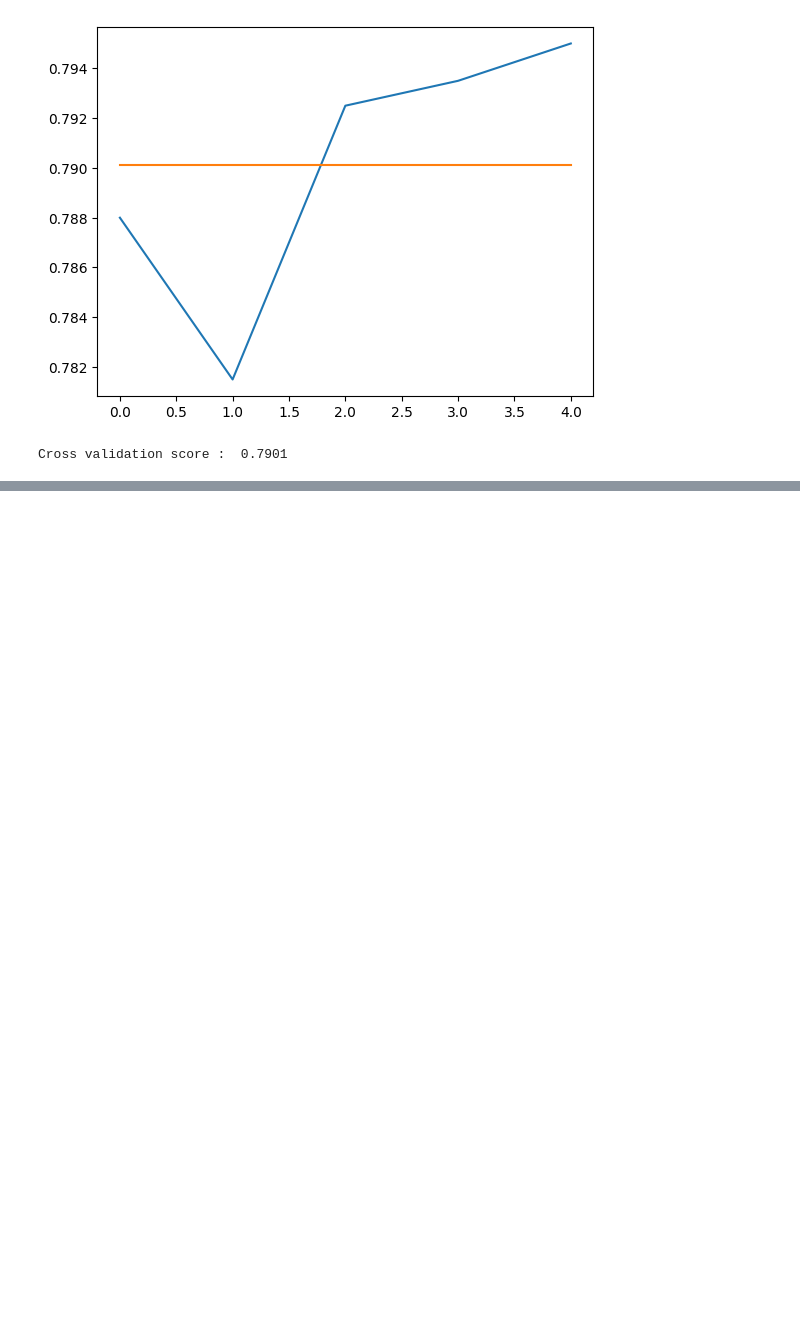
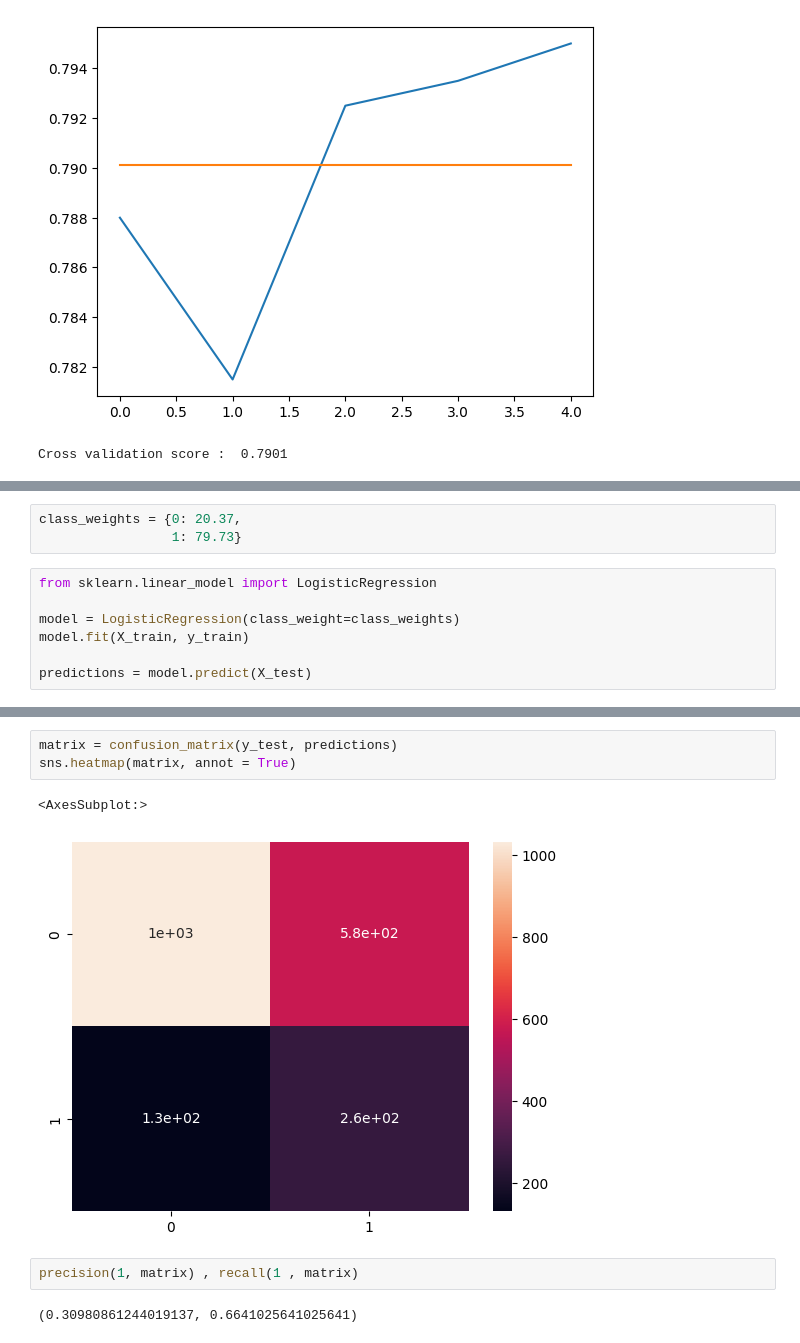
Before and after one commit to cihanmizrak/DataScience, a Jupyter notebook: churn/churn_analysis.ipynb, the cells around one changed output, grey strips where cells are left out. Drawn from its saved outputs; the diff is of its cells as text; blank space fills up the shorter version.

```diff
--- a/churn/churn_analysis.ipynb
+++ b/churn/churn_analysis.ipynb
@@ -261,0 +328,10 @@ Cross validation score :  0.7901
+# %%
+class_weights = {0: 20.37,
+                 1: 79.73}
+# %%
+from sklearn.linear_model import LogisticRegression
+
+model = LogisticRegression(class_weight=class_weights)
+model.fit(X_train, y_train)
+
+predictions = model.predict(X_test)
@@ -261,0 +342,10 @@ Cross validation score :  0.7901
+# %%
+matrix = confusion_matrix(y_test, predictions)
+sns.heatmap(matrix, annot = True)
+# %% [output]
+<AxesSubplot:>
+[figure, added]
+# %%
+precision(1, matrix) , recall(1 , matrix)
+# %% [output]
+(0.30980861244019137, 0.6641025641025641)
```
Also changed, not shown: parts of 12 cells of this notebook.
